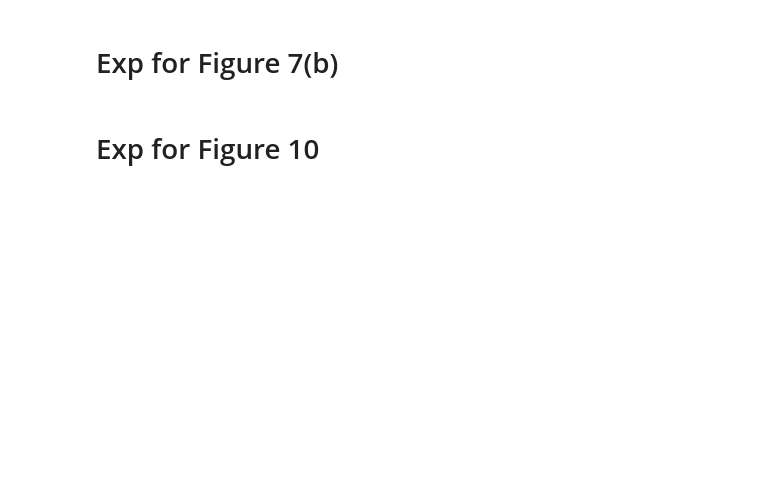
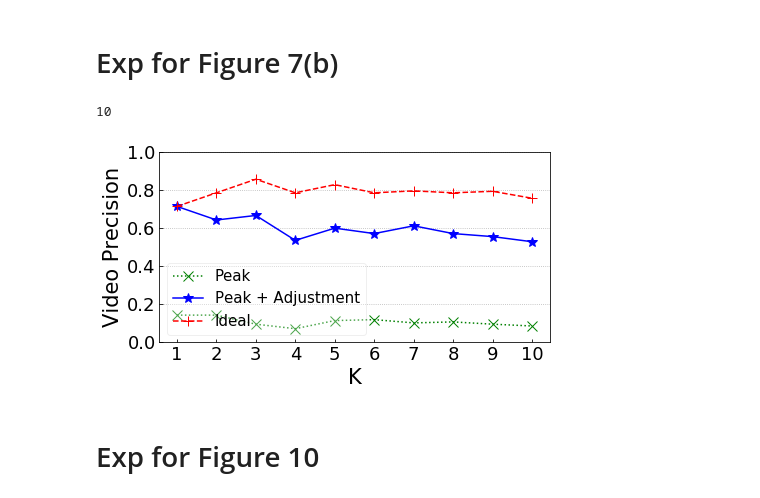
Before and after one commit to sfu-db/Lightor_Exp, a Jupyter notebook: exp.ipynb, the cells around one changed output. Saved outputs shown, nothing was run; the diff lists cells and outputs as text; code cells hidden in the pictures; blank space fills up the shorter version.

```diff
--- a/exp.ipynb
+++ b/exp.ipynb
@@ -8,7 +10,4 @@ import copy
 # %%
-INITIAL_PARA = {'interval_time': 5, 'latency': 10, 'num': 200}
-EXPAND = {'bin_size': 3, 'win_size': 7, 'polyorder': 4}
-
 dota2_train_data = DataLoader('Dota2', 'train', **INITIAL_PARA)
 dota2_test_data = DataLoader('Dota2', 'test', **INITIAL_PARA)
 lol_train_data = DataLoader('LOL', 'train', **INITIAL_PARA)
@@ -76,32 +81,35 @@ plot_precision(prec_list, 'K', 'Chat Precision', k, [0.5, 1.0], [0.5,0.6,0.7,0.8
 # %%
 apply_model(dota2_model3, dota2_test_data, 120, [4, 5, 6])
 expander.generate_peak(dota2_test_data, **EXPAND)
 expander.apply(dota2_test_data)
 
 k = 10
 
 no_moving = []
 moving = []
 ideal = []
 for i in range(1, k + 1):
     true_num = [0, 0, 0]
     for f in dota2_test_data.predicted_labels:
         true_labels = [sec(j[0]) for j in dota2_test_data.true_labels[f]]
         true_num[0] += len([p[0] for p in dota2_test_data.predicted_labels[f][:i] if p[0] in true_labels])
         true_num[1] += len([p[0] for p in dota2_test_data.predicted_labels[f][:i] if p[-1] in dota2_test_data.gt[f]])
         true_num[2] += len([p[0] for p in dota2_test_data.predicted_labels[f][:i] if p[-2] in dota2_test_data.gt[f]])
 
     no_moving.append(true_num[2] / float(i * len(dota2_test_data.predicted_labels)))
     moving.append(true_num[1] / float(i * len(dota2_test_data.predicted_labels)))
     ideal.append(true_num[0] / float(i * len(dota2_test_data.predicted_labels)))
 
 
 prec_list = [[no_moving, 'xg:', 'Peak'],
              [moving, '*b-', 'Peak + Adjustment'],
              [ideal, '+r--', 'Ideal']
             ]
 print (len(prec_list[2][0]))
-plot_precision(prec_list, 'K', 'Video Precision', k, [0, 1], np.arange(0.0, 1.1, 0.2))
+plot_precision(prec_list, 'K', 'Video Precision', list(range(1, k + 1)), [0, 1], np.arange(0.0, 1.1, 0.2))
+# %% [output]
+10
+[figure, added]
 # %% [markdown]
 # Exp for Figure 10
 # %%
```
Also changed, not shown: parts of 9 cells of this notebook, 17 other files.
